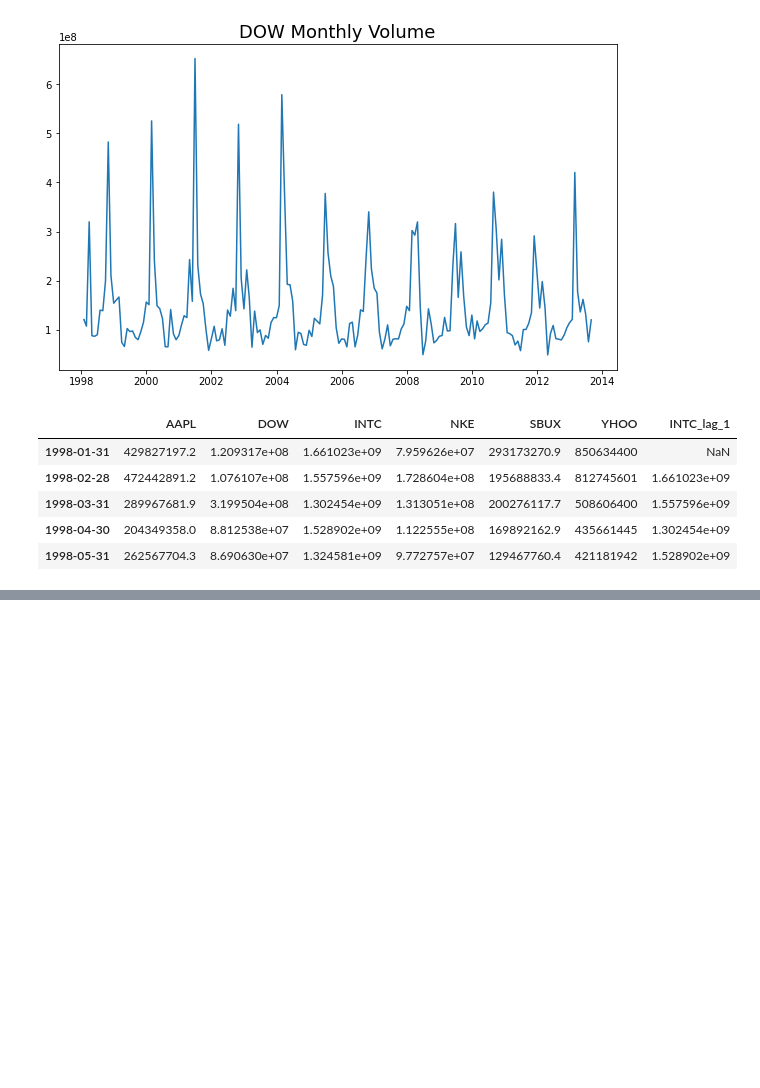
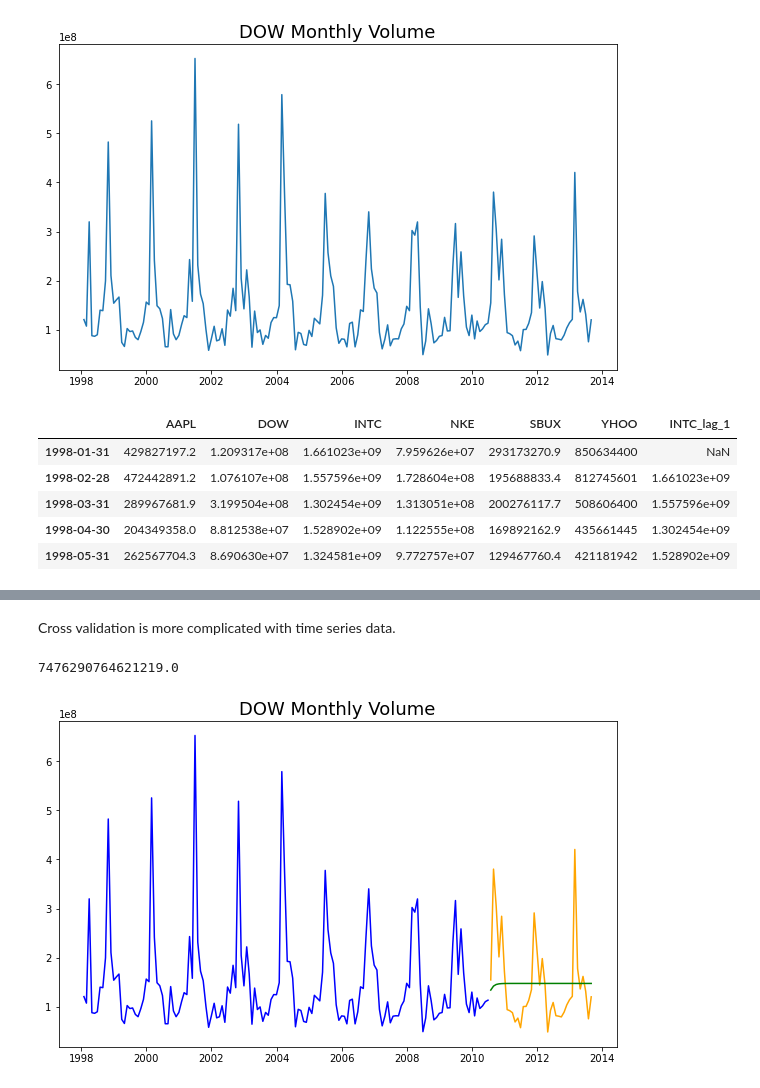
Before and after one commit to ethan-eplee/Personal-Repo, a Jupyter notebook: Time series/Advanced Time Series Modeling.ipynb, the cells around one changed output, grey strips where cells are left out. Drawn from its saved outputs; the diff is of its cells as text; code cells hidden in the pictures; blank space fills up the shorter version.

Commit message:
Advanced Time Series

```diff
--- a/Time series/Advanced Time Series Modeling.ipynb
+++ b/Time series/Advanced Time Series Modeling.ipynb
@@ -52,0 +79,8 @@ stocks.head()
+# %%
+# Set training data to be first 80% of rows.
+train = stocks.iloc[0:150]
+# %%
+# Set training data to be last 20% of rows.
+test = stocks.iloc[150:]
+# %% [markdown]
+Cross validation is more complicated with time series data.
@@ -52,0 +89,35 @@ stocks.head()
+# %%
+# Instantiate an AR(1) model on training data.
+# Note this training data consists of the
+# time periods 0 through 149.
+ar1 = ARIMA(endog = train['DOW'],
+            order = (1, 0, 0)) # (p, d, q)
+
+# Fit AR(1) model.
+model = ar1.fit()
+
+# Generate predictions based on test set.
+# Start at time period 150 and end at 187.
+preds = model.predict(start=150, end=187)
+
+# Evaluate predictions.
+mean_squared_error(test['DOW'], preds)
+# %% [output]
+7476290764621219.0
+# %%
+# Plot data.
+plt.figure(figsize=(10,6))
+
+# Plot training data in blue.
+plt.plot(train['DOW'], color = 'blue')
+
+# Plot testing data in orange.
+plt.plot(test['DOW'], color = 'orange')
+
+# Plot predicted values in green.
+plt.plot(preds, color = 'green')
+
+plt.title(label = 'DOW Monthly Volume', fontsize=18)
+plt.show();
+# %% [output]
+[figure, added]
```
Also changed, not shown: parts of 36 cells of this notebook, 2 other files.
